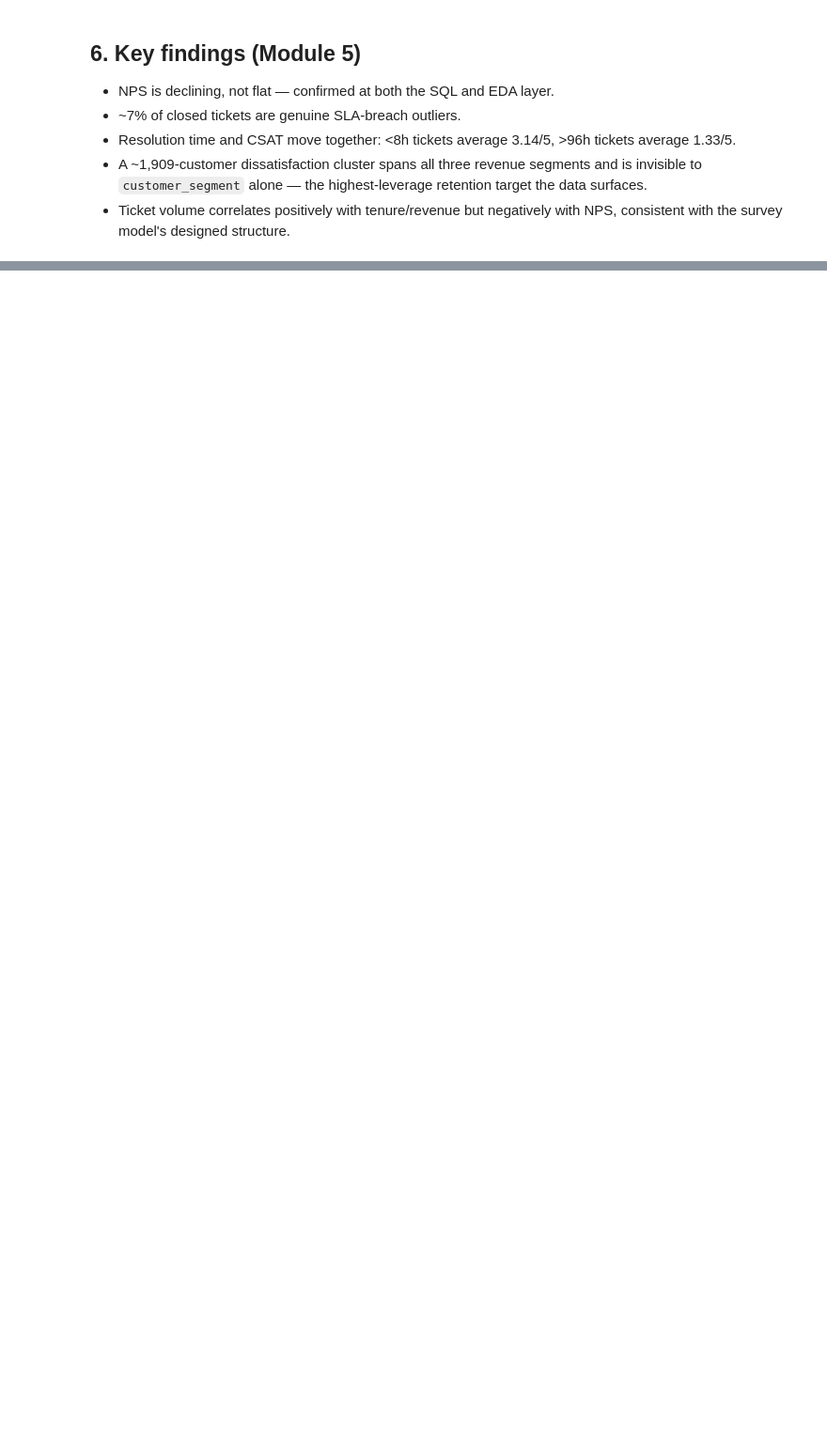
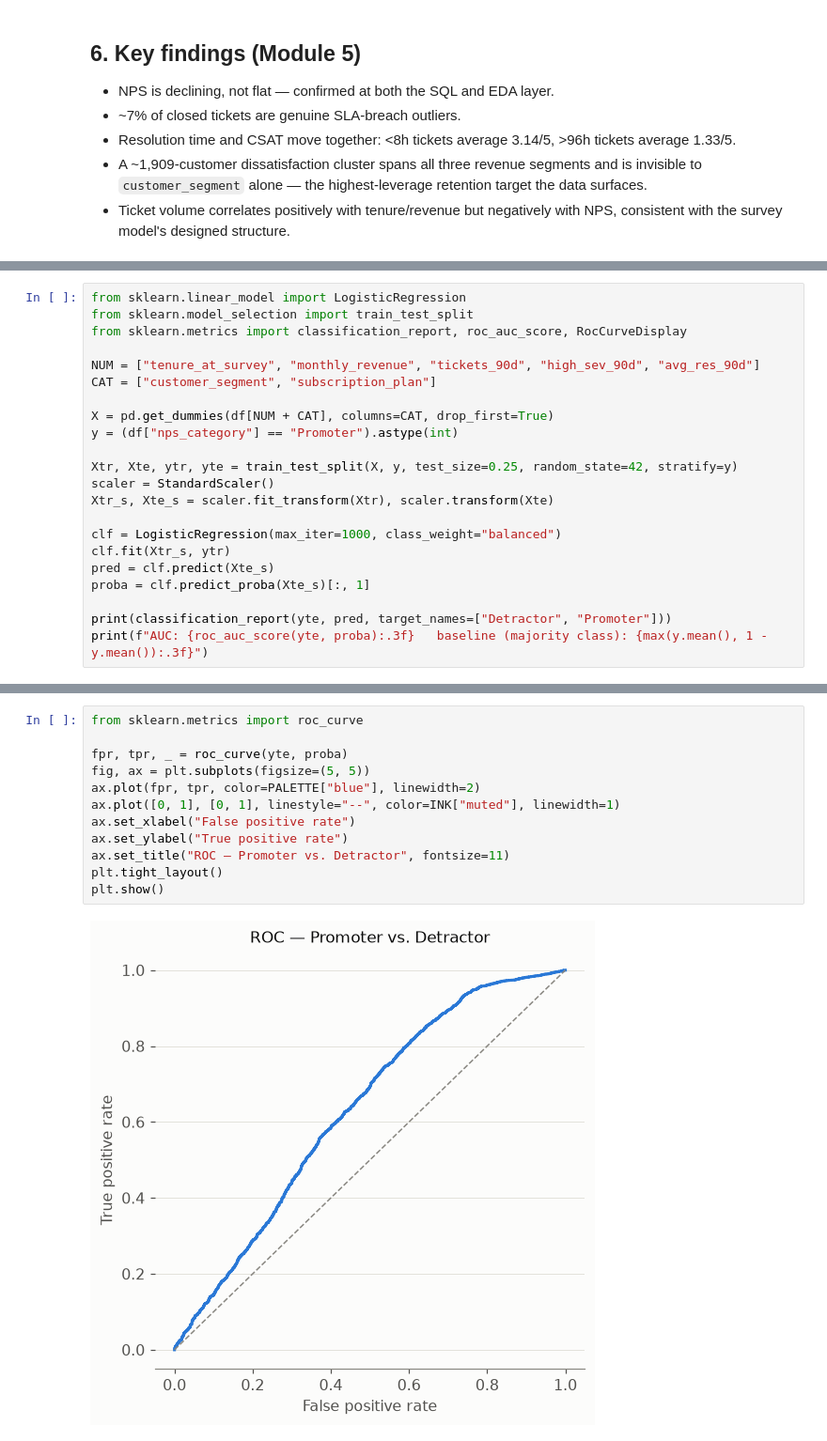
Before and after one commit to Quantique-Realm/VoiceIQ, a Jupyter notebook: notebooks/03_customer_insights.ipynb, the cells around one changed output, grey strips where cells are left out. Shown at 94% size. Drawn from its saved outputs; the diff is of its cells as text; blank space fills up the shorter version.

Commit message:
Module 7: logistic regression, Promoter vs Detractor

```diff
--- a/notebooks/03_customer_insights.ipynb
+++ b/notebooks/03_customer_insights.ipynb
@@ -287,0 +325,22 @@ plt.show()
+# %%
+from sklearn.linear_model import LogisticRegression
+from sklearn.model_selection import train_test_split
+from sklearn.metrics import classification_report, roc_auc_score, RocCurveDisplay
+
+NUM = ["tenure_at_survey", "monthly_revenue", "tickets_90d", "high_sev_90d", "avg_res_90d"]
+CAT = ["customer_segment", "subscription_plan"]
+
+X = pd.get_dummies(df[NUM + CAT], columns=CAT, drop_first=True)
+y = (df["nps_category"] == "Promoter").astype(int)
+
+Xtr, Xte, ytr, yte = train_test_split(X, y, test_size=0.25, random_state=42, stratify=y)
+scaler = StandardScaler()
+Xtr_s, Xte_s = scaler.fit_transform(Xtr), scaler.transform(Xte)
+
+clf = LogisticRegression(max_iter=1000, class_weight="balanced")
+clf.fit(Xtr_s, ytr)
+pred = clf.predict(Xte_s)
+proba = clf.predict_proba(Xte_s)[:, 1]
+
+print(classification_report(yte, pred, target_names=["Detractor", "Promoter"]))
+print(f"AUC: {roc_auc_score(yte, proba):.3f}   baseline (majority class): {max(y.mean(), 1 - y.mean()):.3f}")
@@ -287,0 +367,14 @@ plt.show()
+# %%
+from sklearn.metrics import roc_curve
+
+fpr, tpr, _ = roc_curve(yte, proba)
+fig, ax = plt.subplots(figsize=(5, 5))
+ax.plot(fpr, tpr, color=PALETTE["blue"], linewidth=2)
+ax.plot([0, 1], [0, 1], linestyle="--", color=INK["muted"], linewidth=1)
+ax.set_xlabel("False positive rate")
+ax.set_ylabel("True positive rate")
+ax.set_title("ROC — Promoter vs. Detractor", fontsize=11)
+plt.tight_layout()
+plt.show()
+# %% [output]
+[figure, added]
```
Also changed, not shown: parts of 8 cells of this notebook.
